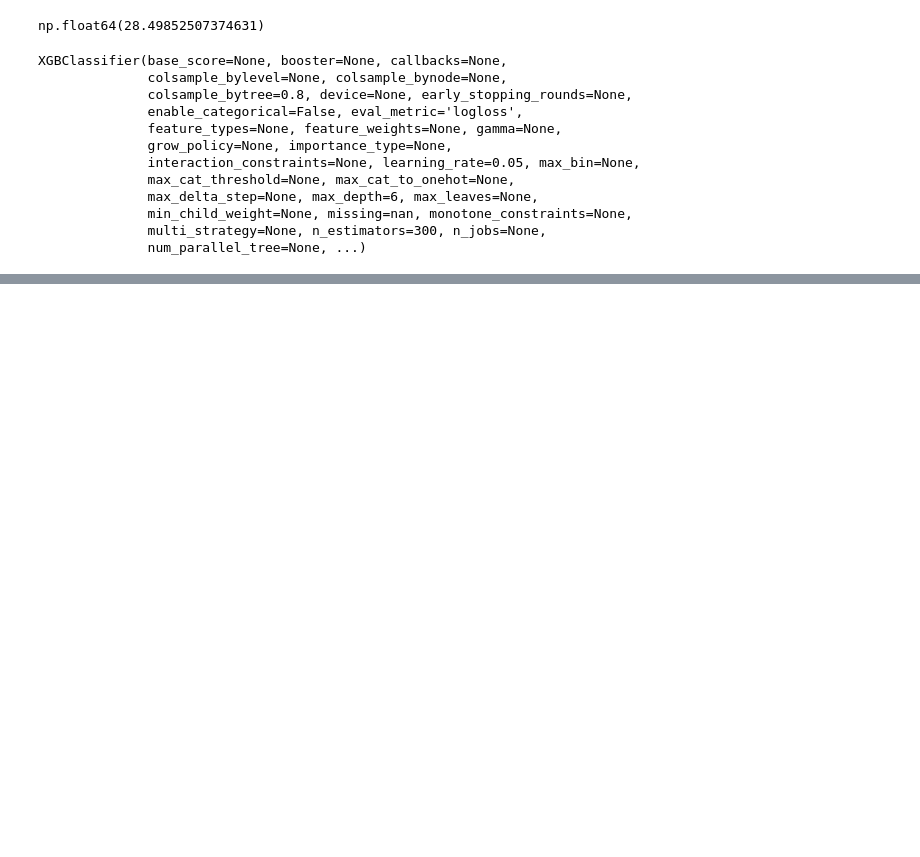
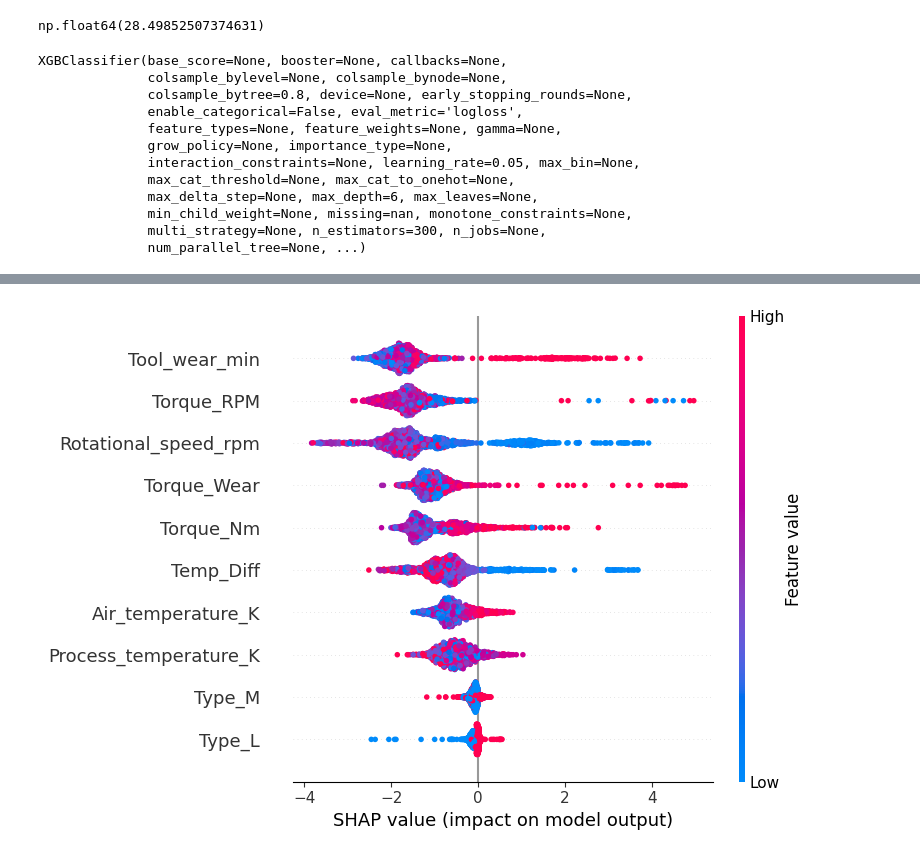
Before and after one commit to iammuhammadhassan/Predictive-Maintenance, a Jupyter notebook: PDM_XGBoost.ipynb, the cells around one changed output, grey strips where cells are left out. Cells and saved outputs as stored; diff of their text form; code cells hidden in the pictures; blank space fills up the shorter version.

```diff
--- a/PDM_XGBoost.ipynb
+++ b/PDM_XGBoost.ipynb
@@ -102,0 +116,4 @@ plt.show()
+# %%
+shap.summary_plot(shap_values, X_test)
+# %% [output]
+[figure, added]
```
Also changed, not shown: parts of 8 cells of this notebook, 3 other files.
